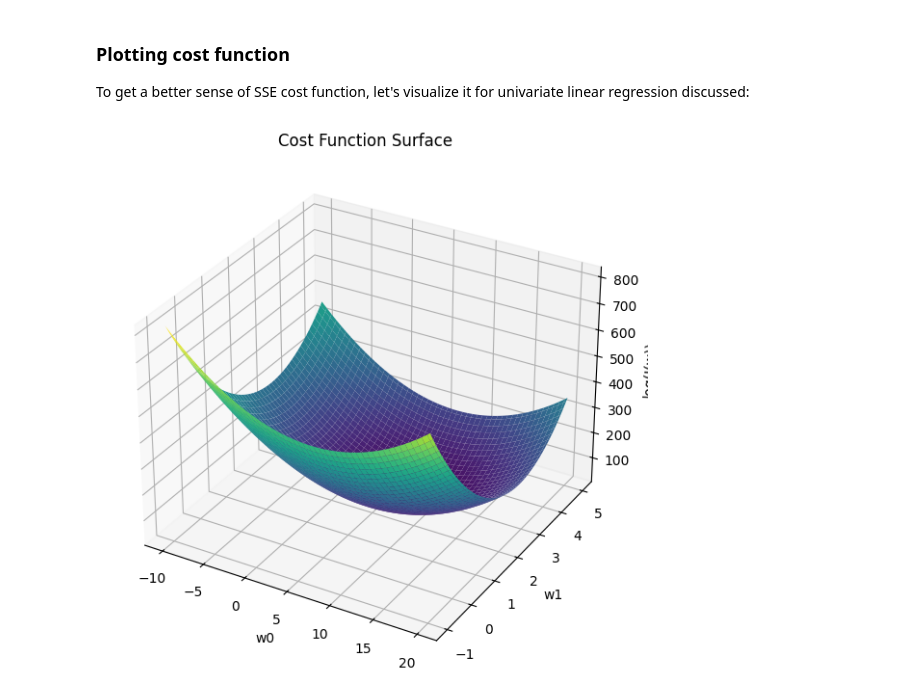
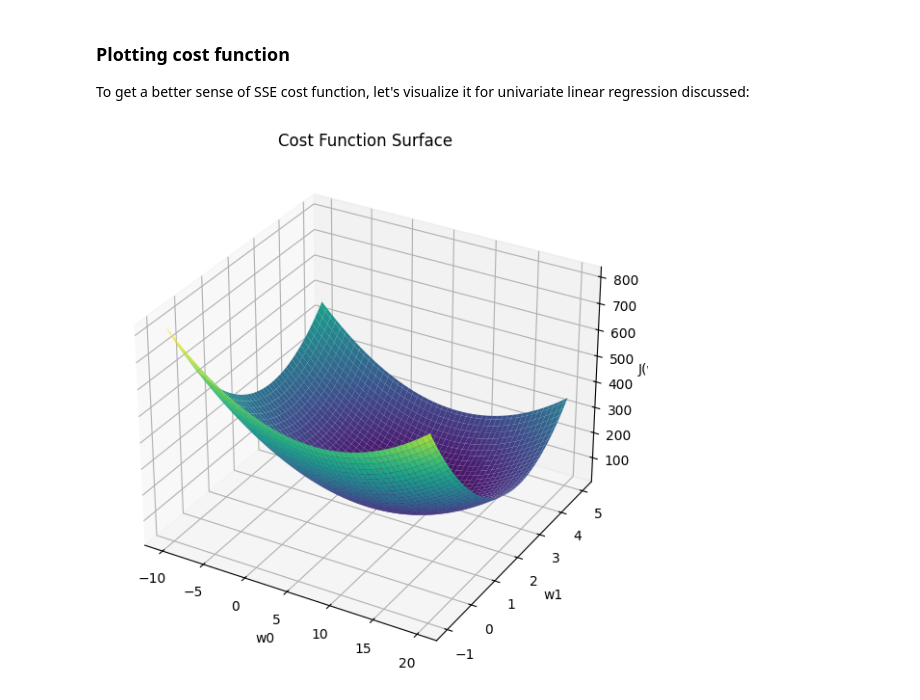
Before and after one commit to tala-kiyani/Introduction_to_Machine_Learning, a Jupyter notebook: Chapter_01_Supervised_Learning/Gradient_Descent.ipynb, the cells around one changed output. Drawn from its saved outputs; the diff is of its cells as text; code cells hidden in the pictures.

```diff
--- a/Chapter_01_Supervised_Learning/Gradient_Descent.ipynb
+++ b/Chapter_01_Supervised_Learning/Gradient_Descent.ipynb
@@ -102,13 +102,13 @@ To get a better sense of SSE cost function, let's visualize it for univariate li
 # %%
 # 3D Plot of J(w)
 fig = plt.figure(figsize=(10,7))
 ax = fig.add_subplot(111, projection='3d')
 W0, W1 = np.meshgrid(w0_vals, w1_vals)
 ax.plot_surface(W0, W1, J_vals.T, cmap='viridis')
 ax.set_xlabel('w0')
 ax.set_ylabel('w1')
-ax.set_zlabel('log(J(w))')
+ax.set_zlabel('J(w)')
 plt.title("Cost Function Surface")
 plt.show()
 # %% [output]
-[figure, old version]
+[figure, new version]
```
Also changed, not shown: parts of 4 cells of this notebook.
